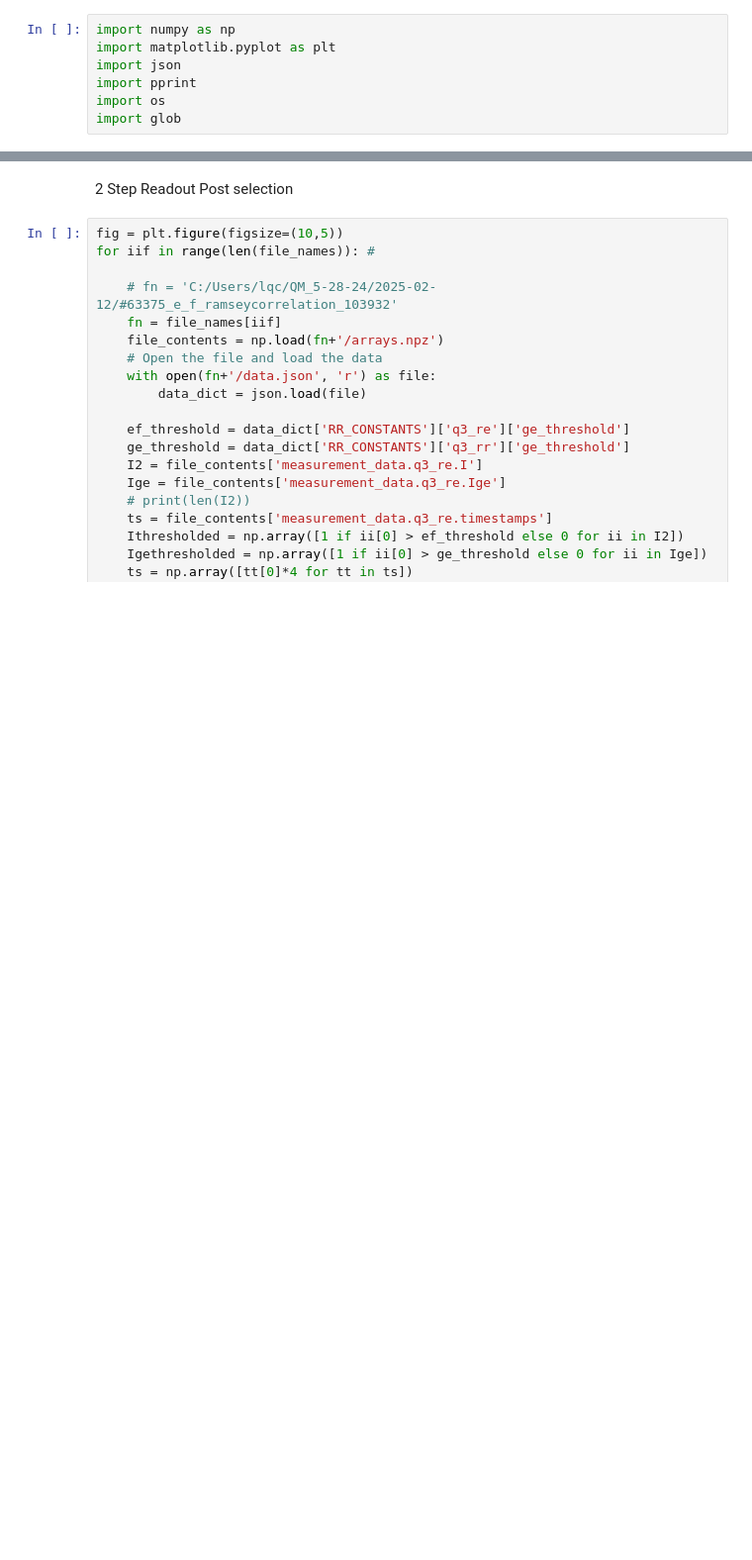
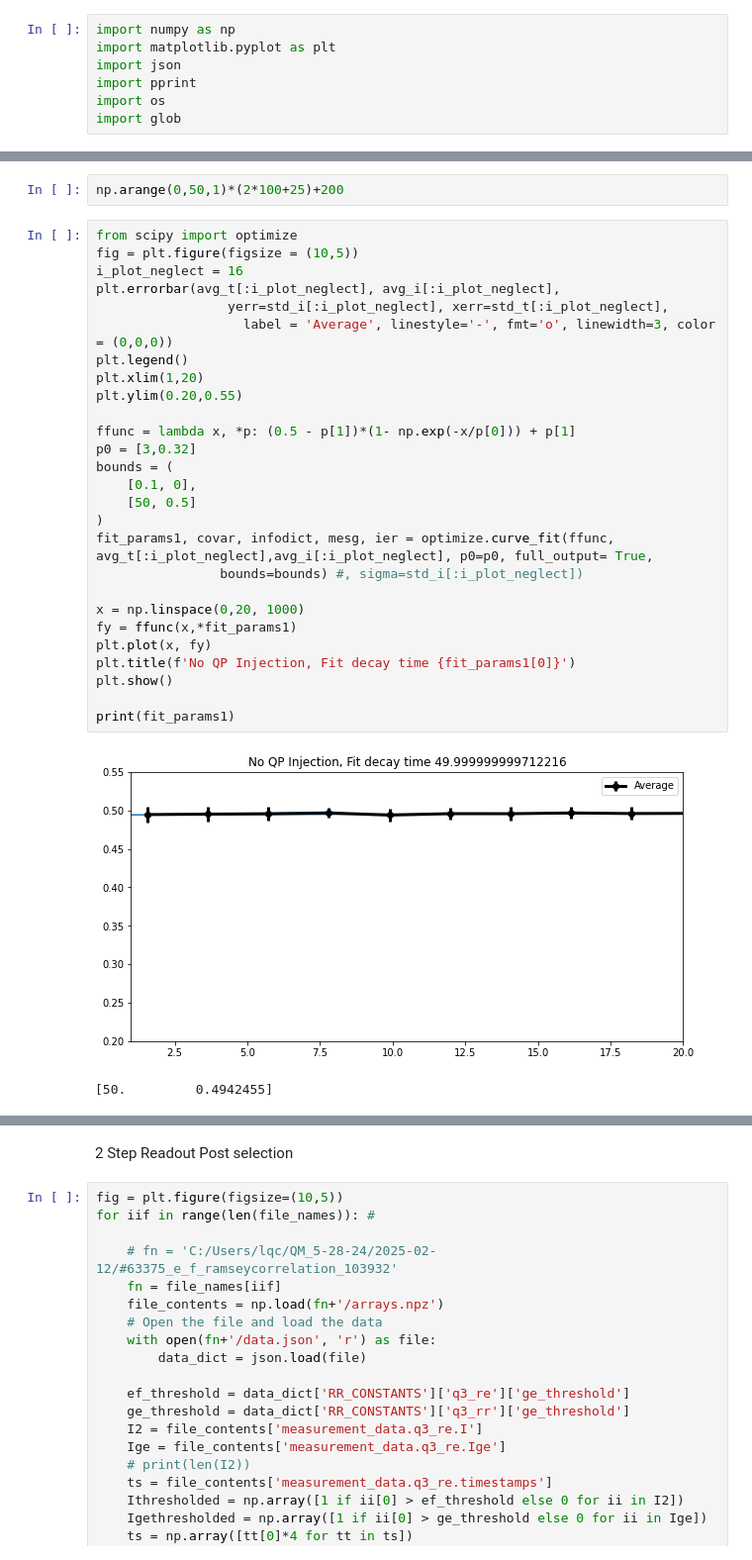
Before and after one commit to tmittiga-personal/AutomatedCalibrationPipeline, a Jupyter notebook: analyze_Correlation_Data.ipynb, the cells around one changed output, grey strips where cells are left out. Shown at 99% size. Drawn from its saved outputs; the diff is of its cells as text; blank space fills up the shorter version.

```diff
--- a/analyze_Correlation_Data.ipynb
+++ b/analyze_Correlation_Data.ipynb
@@ -41,0 +192,32 @@ for i, file in enumerate(files):
+# %%
+np.arange(0,50,1)*(2*100+25)+200
+# %%
+from scipy import optimize
+fig = plt.figure(figsize = (10,5))
+i_plot_neglect = 16
+plt.errorbar(avg_t[:i_plot_neglect], avg_i[:i_plot_neglect],
+                 yerr=std_i[:i_plot_neglect], xerr=std_t[:i_plot_neglect],
+                   label = 'Average', linestyle='-', fmt='o', linewidth=3, color = (0,0,0))
+plt.legend()
+plt.xlim(1,20)
+plt.ylim(0.20,0.55)
+
+ffunc = lambda x, *p: (0.5 - p[1])*(1- np.exp(-x/p[0])) + p[1]
+p0 = [3,0.32]
+bounds = (
+    [0.1, 0],
+    [50, 0.5]
+)
+fit_params1, covar, infodict, mesg, ier = optimize.curve_fit(ffunc, avg_t[:i_plot_neglect],avg_i[:i_plot_neglect], p0=p0, full_output= True,
+                bounds=bounds) #, sigma=std_i[:i_plot_neglect])
+
+x = np.linspace(0,20, 1000)
+fy = ffunc(x,*fit_params1)
+plt.plot(x, fy)
+plt.title(f'No QP Injection, Fit decay time {fit_params1[0]}')
+plt.show()
+
+print(fit_params1)
+# %% [output]
+[figure, added]
+[50.         0.4942455]
```
Also changed, not shown: parts of 17 cells of this notebook, 14 other files.
